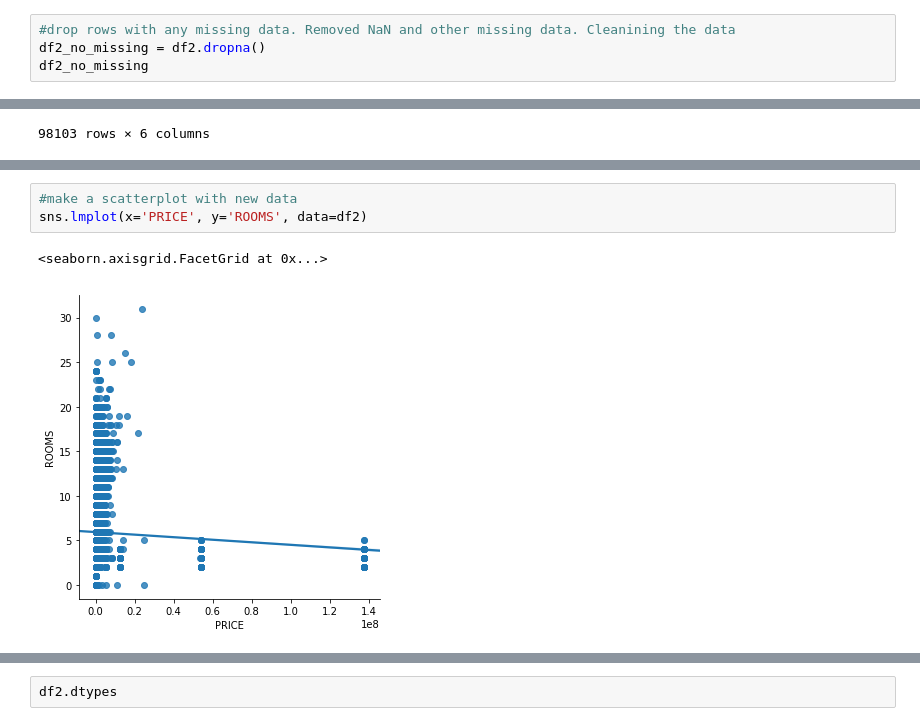
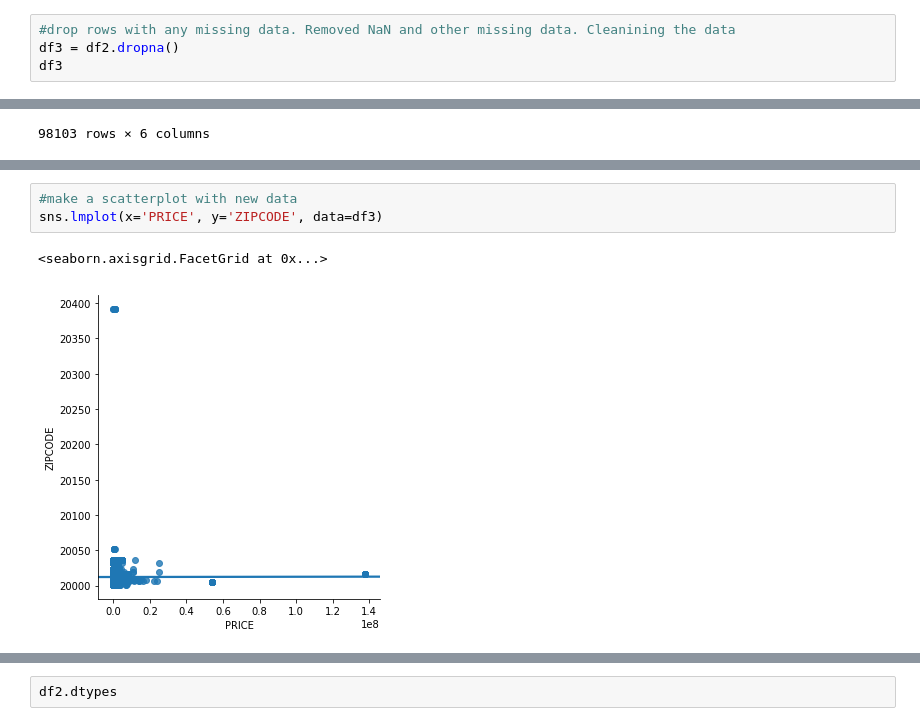
Before and after one commit to MehmetGithub/Dec2018DataBootcamp, a Jupyter notebook: Project2MD.ipynb, the cells around one changed output, grey strips where cells are left out. Drawn from its saved outputs; the diff is of its cells as text.

```diff
--- a/Project2MD.ipynb
+++ b/Project2MD.ipynb
@@ -113,8 +113,8 @@ df2
 158957 rows × 6 columns
 # %%
 #drop rows with any missing data. Removed NaN and other missing data. Cleanining the data
-df2_no_missing = df2.dropna()
-df2_no_missing
+df3 = df2.dropna()
+df3
 # %% [output]
 |  | PRICE | ROOMS | SQUARE | SALEDATE | ZIPCODE | AYB |
 | 0 | 1095000.0 | 8 | 152 | 2003-11-25 00:00:00 | 20009.0 | 1910.0 |
@@ -137,6 +143,6 @@ df2_no_missing
 # %%
 #make a scatterplot with new data
-sns.lmplot(x='PRICE', y='ROOMS', data=df2)
+sns.lmplot(x='PRICE', y='ZIPCODE', data=df3)
 # %% [output]
 <seaborn.axisgrid.FacetGrid at 0x...>
-[figure, old version]
+[figure, new version]
```
Also changed, not shown: parts of 10 cells of this notebook.
